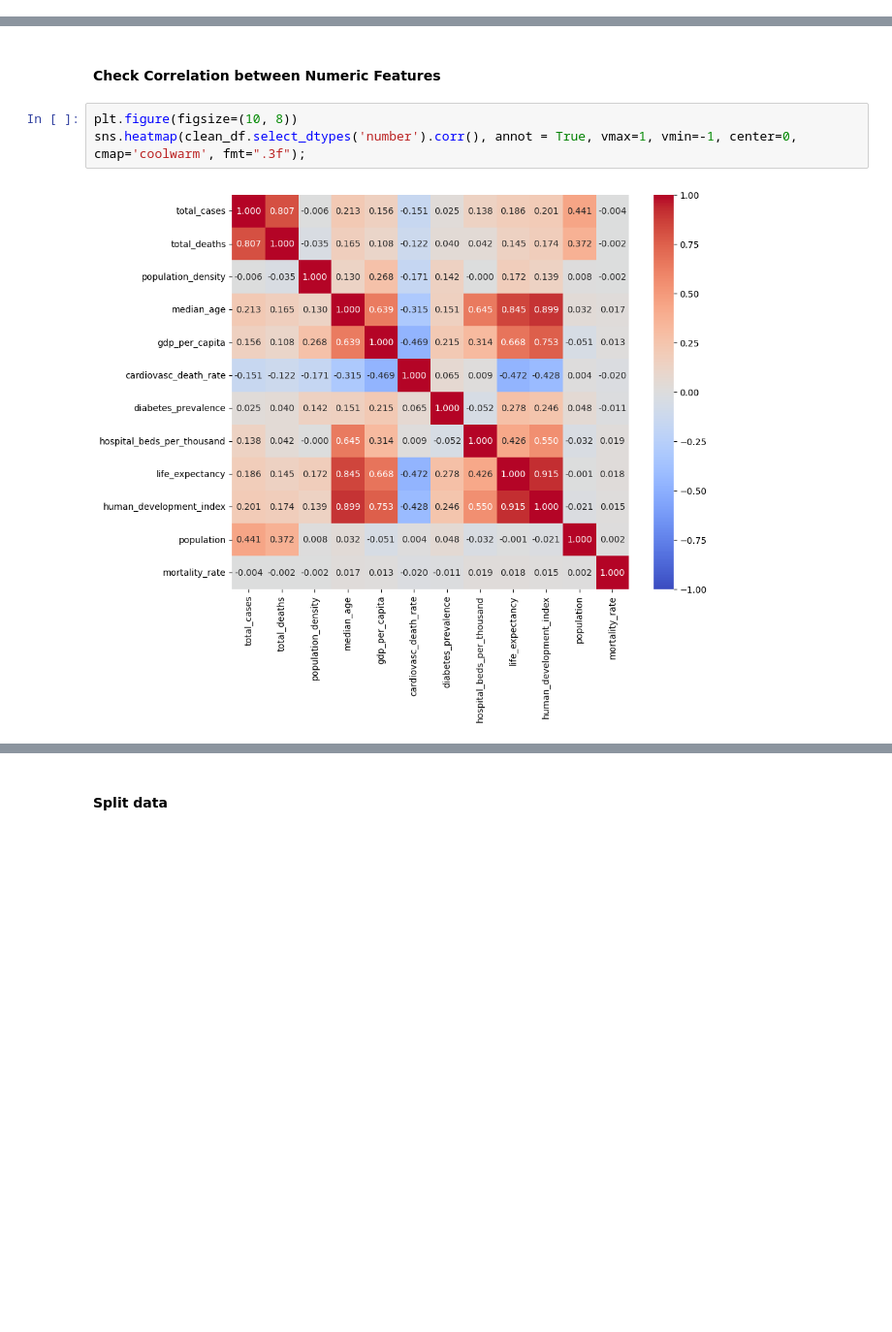
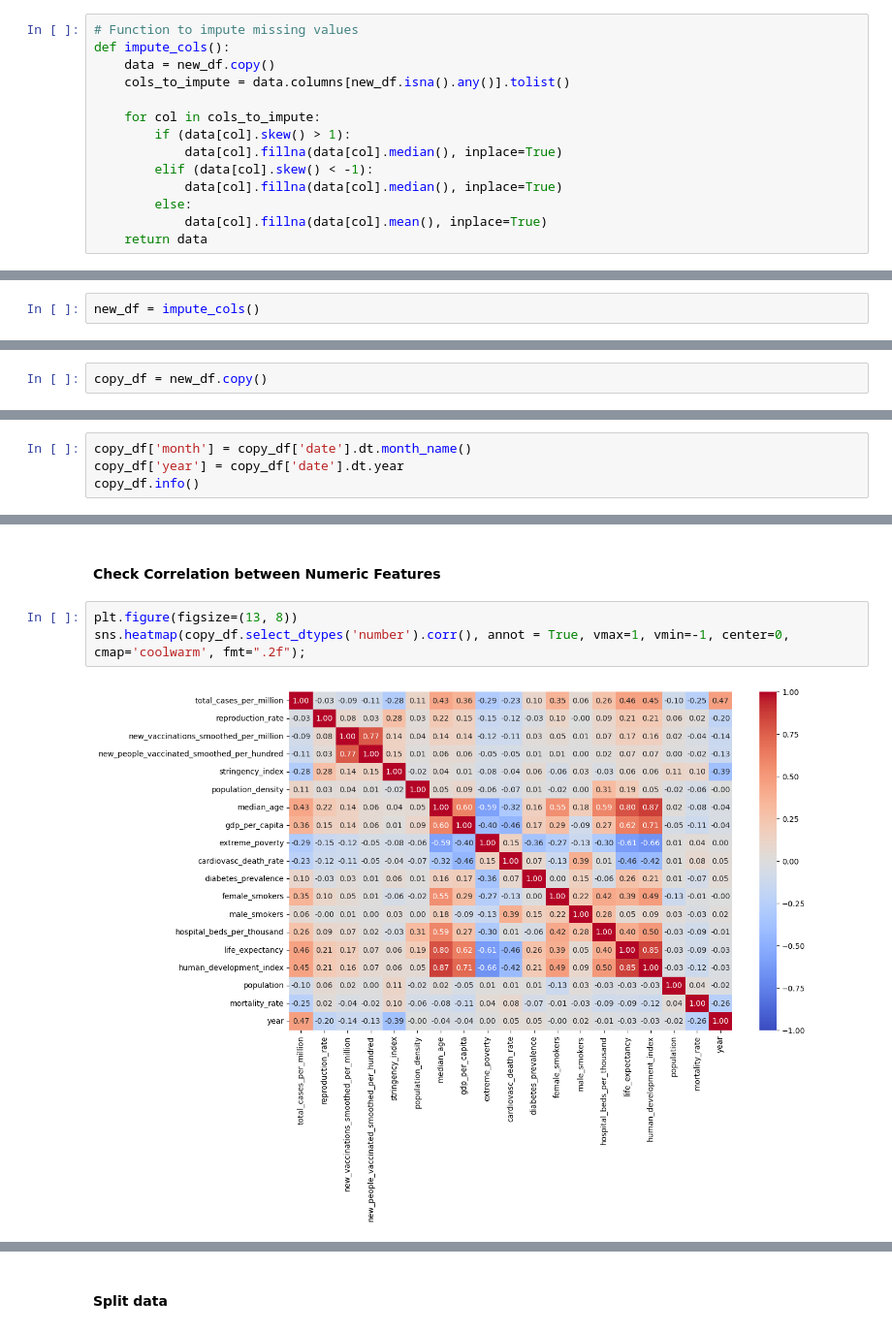
Before and after one commit to Calaabdul/COVID-19, a Jupyter notebook: covid.ipynb, the cells around one changed output, grey strips where cells are left out. Shown at 97% size. Cells and saved outputs as stored; diff of their text form; blank space fills up the shorter version.

```diff
--- a/covid.ipynb
+++ b/covid.ipynb
@@ -145,0 +247,14 @@ clean_df.head()
+# %%
+# Function to impute missing values
+def impute_cols():
+    data = new_df.copy()
+    cols_to_impute = data.columns[new_df.isna().any()].tolist()
+
+    for col in cols_to_impute:
+        if (data[col].skew() > 1):
+            data[col].fillna(data[col].median(), inplace=True)
+        elif (data[col].skew() < -1):
+            data[col].fillna(data[col].median(), inplace=True)
+        else:
+            data[col].fillna(data[col].mean(), inplace=True)
+    return data
@@ -146 +263,3 @@ clean_df.head()
+# %%
+new_df = impute_cols()
 # %%
@@ -168,3 +284,5 @@ dtype: float64
 # %% [markdown]
 ## Exploratory Data Analysis
+# %%
+copy_df = new_df.copy()
 # %%
@@ -195,0 +322,4 @@ plt.show()
+# %%
+copy_df['month'] = copy_df['date'].dt.month_name()
+copy_df['year'] = copy_df['date'].dt.year
+copy_df.info()
@@ -200,7 +399,7 @@ if 'date' in num_cols:
 # %% [markdown]
 #### Check Correlation between Numeric Features
 # %%
-plt.figure(figsize=(10, 8))
-sns.heatmap(clean_df.select_dtypes('number').corr(), annot = True, vmax=1, vmin=-1, center=0, cmap='coolwarm', fmt=".3f");
+plt.figure(figsize=(13, 8))
+sns.heatmap(copy_df.select_dtypes('number').corr(), annot = True, vmax=1, vmin=-1, center=0, cmap='coolwarm', fmt=".2f");
 # %% [output]
-[figure, old version]
+[figure, new version]
```
Also changed, not shown: parts of 69 cells of this notebook, 2 other files.
